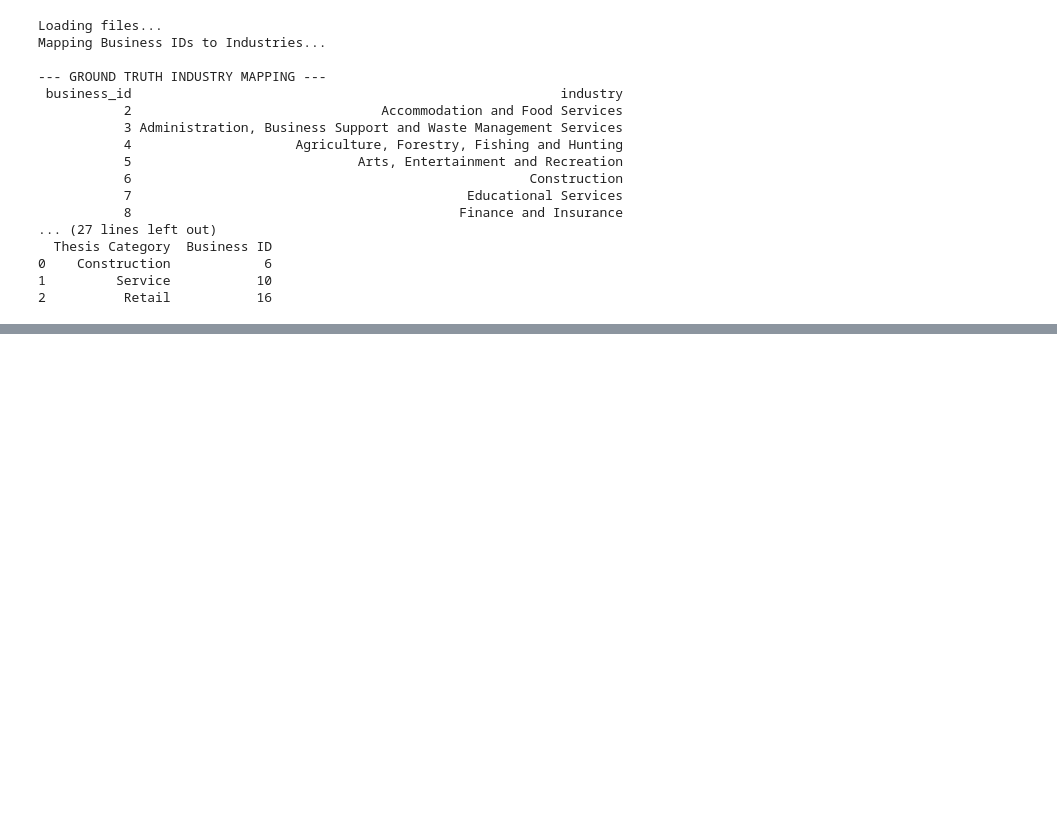
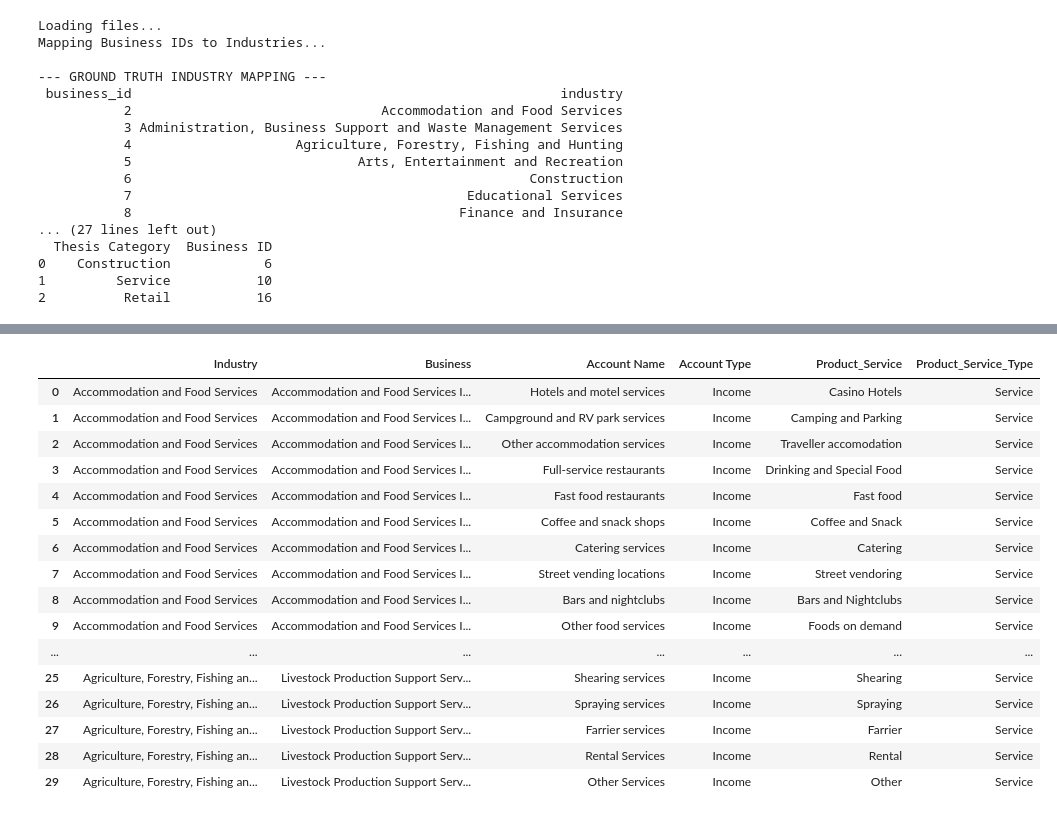
Before and after one commit to devanshirathod11/booksql-thesis, a Jupyter notebook: my_experiments/Data_Inventory.ipynb, the cells around one changed output, grey strips where cells are left out. Drawn from its saved outputs; the diff is of its cells as text; code cells hidden in the pictures; blank space fills up the shorter version.

Commit message:
updated data inventory and businessid to industry mapping csvs

```diff
--- a/my_experiments/Data_Inventory.ipynb
+++ b/my_experiments/Data_Inventory.ipynb
@@ -624,8 +933,28 @@ Mapping Business IDs to Industries...
 # %%
-# # convert xls to csv
-# import pandas as pd
-# import numpy as np
-# pd.set_option("display.max_columns", None)
-# pd.set_option("display.max_rows", None)
-# df_details= pd.read_excel('/home/bisag/Documents/Devanshi_Intern/BookSQL/BookSQL_Generation/data/Industry Details.xlsx')
-# df_details.to_csv('/home/bisag/Documents/Devanshi_Intern/BookSQL/BookSQL_Generation/data/Industry_Details.csv', index=False)
+# convert xls to csv
+import pandas as pd/home/bisag/Documents/Devanshi_Intern/BookSQL/BookSQL_Generation/data/product_service_table
+import numpy as np
+pd.set_option("display.max_columns", None)
+pd.set_option("display.max_rows", None)
+df_details= pd.read_excel('/home/bisag/Documents/Devanshi_Intern/BookSQL/BookSQL_Generation/data/Industry Details.xlsx')
+df_details.to_csv('/home/bisag/Documents/Devanshi_Intern/BookSQL/BookSQL_Generation/data/Industry_Details.csv', index=False)
+# %%
+df_details.head(30)
+# %% [output]
+|  | Industry | Business | Account Name | Account Type | Product_Service | Product_Service_Type |
+| 0 | Accommodation and Food Services | Accommodation and Food Services I... | Hotels and motel services | Income | Casino Hotels | Service |
+| 1 | Accommodation and Food Services | Accommodation and Food Services I... | Campground and RV park services | Income | Camping and Parking | Service |
+| 2 | Accommodation and Food Services | Accommodation and Food Services I... | Other accommodation services | Income | Traveller accomodation | Service |
+| 3 | Accommodation and Food Services | Accommodation and Food Services I... | Full-service restaurants | Income | Drinking and Special Food | Service |
+| 4 | Accommodation and Food Services | Accommodation and Food Services I... | Fast food restaurants | Income | Fast food | Service |
+| 5 | Accommodation and Food Services | Accommodation and Food Services I... | Coffee and snack shops | Income | Coffee and Snack | Service |
+| 6 | Accommodation and Food Services | Accommodation and Food Services I... | Catering services | Income | Catering | Service |
+| 7 | Accommodation and Food Services | Accommodation and Food Services I... | Street vending locations | Income | Street vendoring | Service |
+| 8 | Accommodation and Food Services | Accommodation and Food Services I... | Bars and nightclubs | Income | Bars and Nightclubs | Service |
+| 9 | Accommodation and Food Services | Accommodation and Food Services I... | Other food services | Income | Foods on demand | Service |
+| ... | ... | ... | ... | ... | ... | ... |
+| 25 | Agriculture, Forestry, Fishing an... | Livestock Production Support Serv... | Shearing services | Income | Shearing | Service |
+| 26 | Agriculture, Forestry, Fishing an... | Livestock Production Support Serv... | Spraying services | Income | Spraying | Service |
+| 27 | Agriculture, Forestry, Fishing an... | Livestock Production Support Serv... | Farrier services | Income | Farrier | Service |
+| 28 | Agriculture, Forestry, Fishing an... | Livestock Production Support Serv... | Rental Services | Income | Rental | Service |
+| 29 | Agriculture, Forestry, Fishing an... | Livestock Production Support Serv... | Other Services | Income | Other | Service |
```
Also changed, not shown: parts of 6 cells of this notebook, 3 other files.
